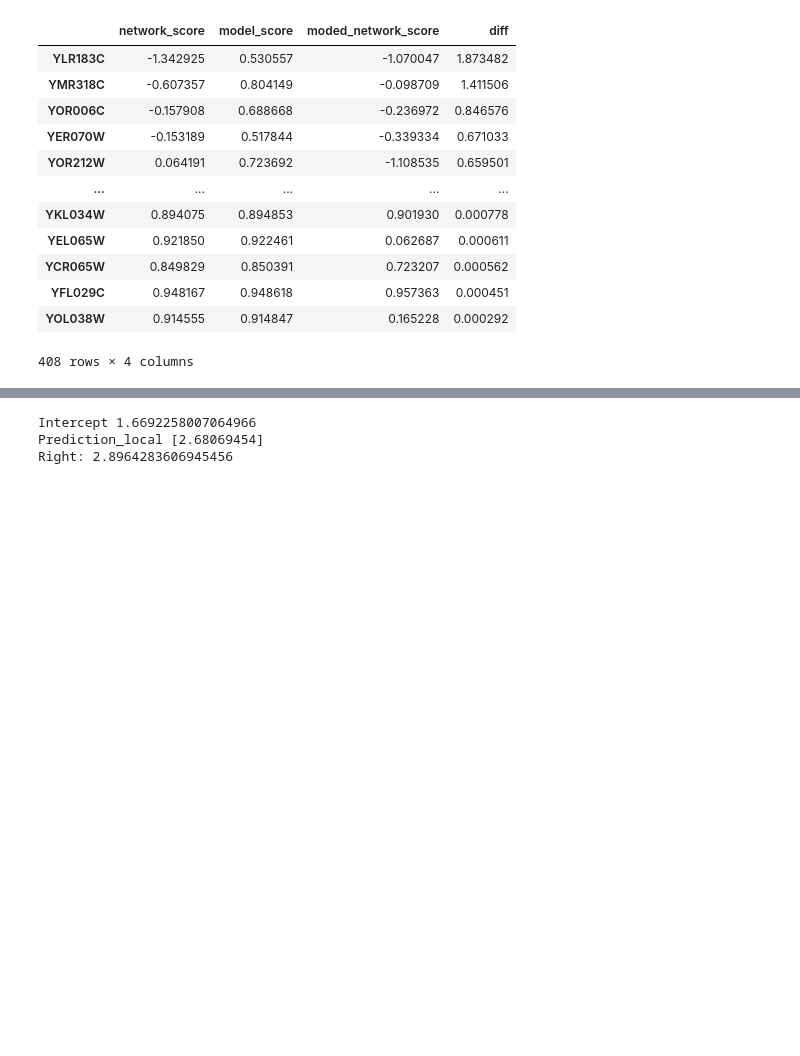
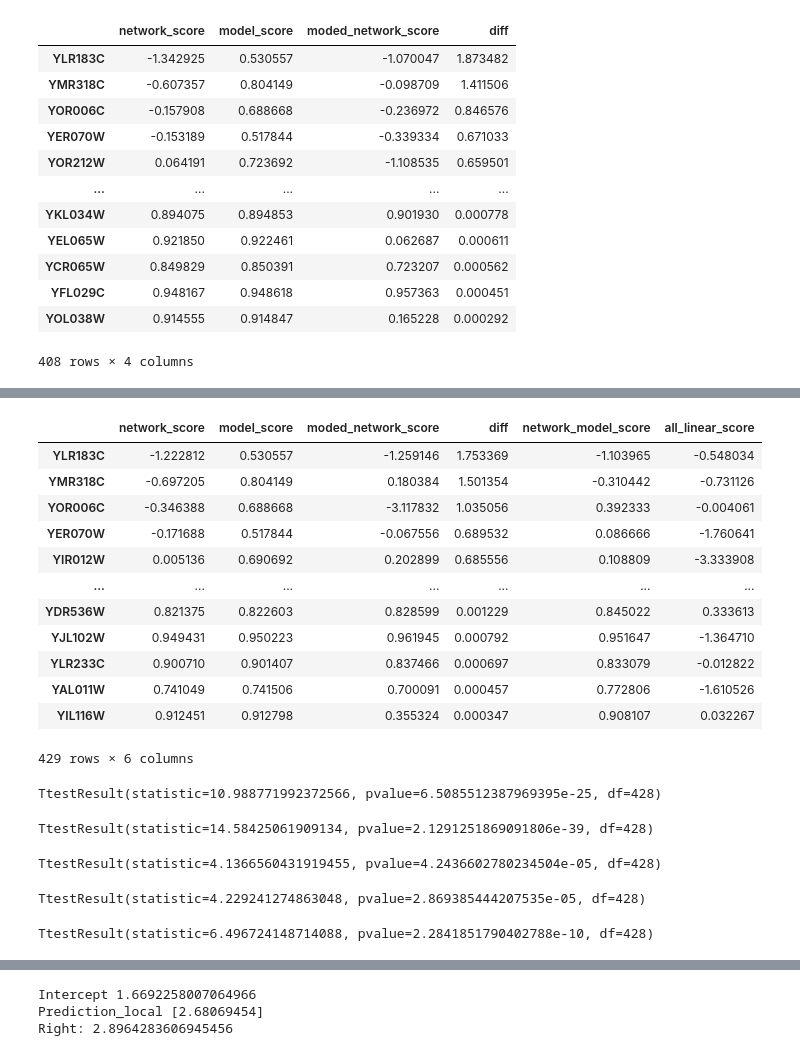
Before and after one commit to IcyFermion/feature_synergy, a Jupyter notebook: network_v_model/yeast_model_network.ipynb, the cells around one changed output, grey strips where cells are left out. Cells and saved outputs as stored; diff of their text form; code cells hidden in the pictures; blank space fills up the shorter version.

```diff
--- a/network_v_model/yeast_model_network.ipynb
+++ b/network_v_model/yeast_model_network.ipynb
@@ -167,0 +206,8 @@ out_df.sort_values('diff', ascending=False).to_csv('yeast_network_with_model.csv
+# %%
+out_df = pd.read_csv('./yeast_network_with_model.csv', index_col=0)
+# %%
+iter_length = len(target_gene_list)
+with Pool(cpu_count()) as p:
+    r = list(tqdm(p.imap(mp_calc.all_linear_calc, range(iter_length)), total=iter_length))
+# %%
+out_df['all_linear_score'] = r
@@ -167,0 +216,37 @@ out_df.sort_values('diff', ascending=False).to_csv('yeast_network_with_model.csv
+# %%
+select_df = out_df[(out_df['diff'] > 0) & (out_df['model_score'] > 0.5)].sort_values('diff', ascending=False)
+select_df
+# %% [output]
+|  | network_score | model_score | moded_network_score | diff | network_model_score | all_linear_score |
+| YLR183C | -1.222812 | 0.530557 | -1.259146 | 1.753369 | -1.103965 | -0.548034 |
+| YMR318C | -0.697205 | 0.804149 | 0.180384 | 1.501354 | -0.310442 | -0.731126 |
+| YOR006C | -0.346388 | 0.688668 | -3.117832 | 1.035056 | 0.392333 | -0.004061 |
+| YER070W | -0.171688 | 0.517844 | -0.067556 | 0.689532 | 0.086666 | -1.760641 |
+| YIR012W | 0.005136 | 0.690692 | 0.202899 | 0.685556 | 0.108809 | -3.333908 |
+| ... | ... | ... | ... | ... | ... | ... |
+| YDR536W | 0.821375 | 0.822603 | 0.828599 | 0.001229 | 0.845022 | 0.333613 |
+| YJL102W | 0.949431 | 0.950223 | 0.961945 | 0.000792 | 0.951647 | -1.364710 |
+| YLR233C | 0.900710 | 0.901407 | 0.837466 | 0.000697 | 0.833079 | -0.012822 |
+| YAL011W | 0.741049 | 0.741506 | 0.700091 | 0.000457 | 0.772806 | -1.610526 |
+| YIL116W | 0.912451 | 0.912798 | 0.355324 | 0.000347 | 0.908107 | 0.032267 |
+429 rows × 6 columns
+# %%
+stats.ttest_rel(select_df['model_score'], select_df['network_model_score'])
+# %% [output]
+TtestResult(statistic=10.988771992372566, pvalue=6.5085512387969395e-25, df=428)
+# %%
+stats.ttest_rel(select_df['model_score'], select_df['network_score'])
+# %% [output]
+TtestResult(statistic=14.58425061909134, pvalue=2.1291251869091806e-39, df=428)
+# %%
+stats.ttest_rel(select_df['network_score'], select_df['all_linear_score'])
+# %% [output]
+TtestResult(statistic=4.1366560431919455, pvalue=4.2436602780234504e-05, df=428)
+# %%
+stats.ttest_rel(select_df['model_score'], select_df['all_linear_score'])
+# %% [output]
+TtestResult(statistic=4.229241274863048, pvalue=2.869385444207535e-05, df=428)
+# %%
+stats.ttest_rel(select_df['network_score'], select_df['moded_network_score'])
+# %% [output]
+TtestResult(statistic=6.496724148714088, pvalue=2.2841851790402788e-10, df=428)
```
Also changed, not shown: parts of 8 cells of this notebook, 2 other files.
